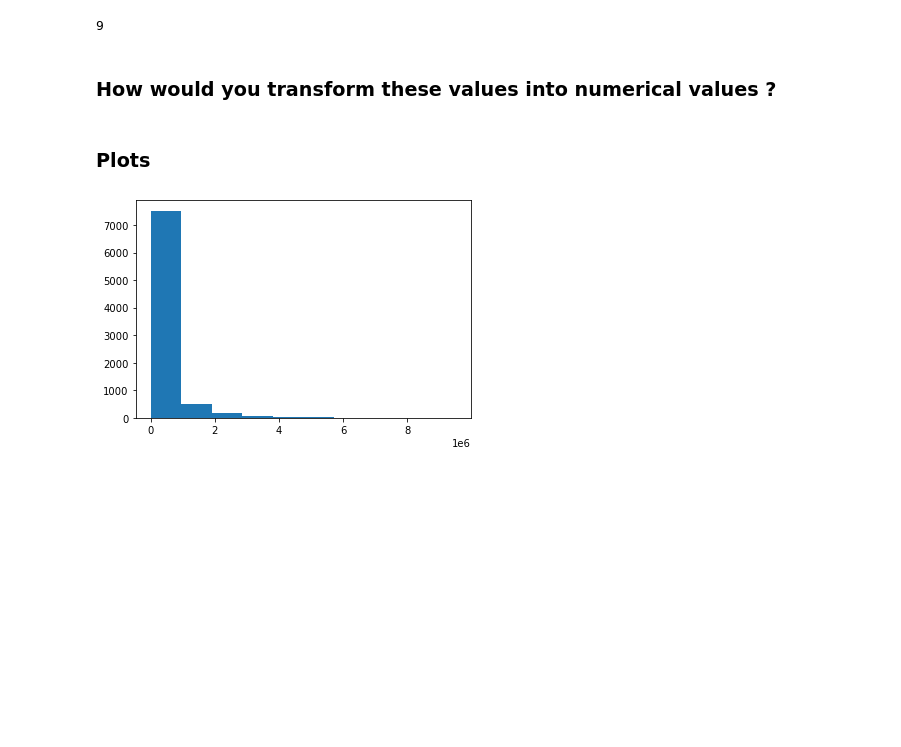
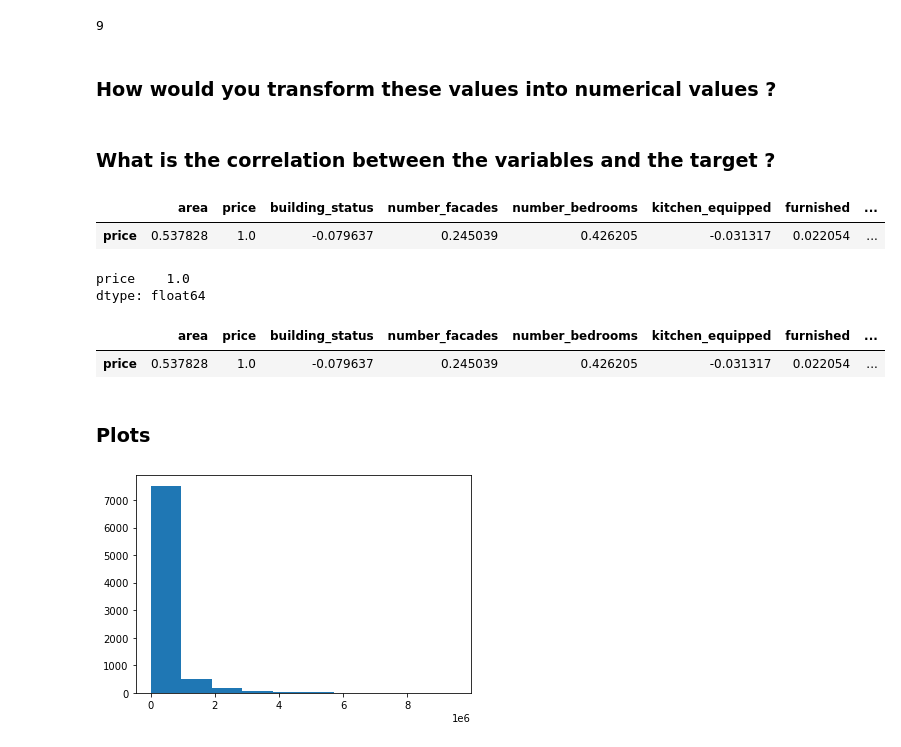
Before and after one commit to mdifils/challenge-data-analysis, a Jupyter notebook: cleaning.ipynb, the cells around one changed output. Saved outputs shown, nothing was run; the diff lists cells and outputs as text; code cells hidden in the pictures; blank space fills up the shorter version.

```diff
--- a/cleaning.ipynb
+++ b/cleaning.ipynb
@@ -199,6 +199,25 @@ df2['furnished'] =df2['furnished'].astype('category').cat.codes
 df2['open_fire'] =df2['open_fire'].astype('category').cat.codes
 df2['property_type'] =df2['property_type'].astype('category').cat.codes
 df2['property_subtype'] =df2['property_subtype'].astype('category').cat.codes
+# %% [markdown]
+### What is the correlation between the variables and the target ?
+# %%
+# check correlation transforming categorical variables
+df.corr(method ='pearson')[1:2]
+# %% [output]
+|  | area | price | building_status | number_facades | number_bedrooms | kitchen_equipped | furnished | ... |
+| price | 0.537828 | 1.0 | -0.079637 | 0.245039 | 0.426205 | -0.031317 | 0.022054 | ... |
+# %%
+df.corr(method ='pearson')[1:2].apply('abs').max(axis=1)
+# %% [output]
+price    1.0
+dtype: float64
+# %%
+# check after transforming categorical variables
+df2.corr(method ='pearson')[1:2]
+# %% [output]
+|  | area | price | building_status | number_facades | number_bedrooms | kitchen_equipped | furnished | ... |
+| price | 0.537828 | 1.0 | -0.079637 | 0.245039 | 0.426205 | -0.031317 | 0.022054 | ... |
 # %% [markdown]
 ### Plots
 # %%
```
